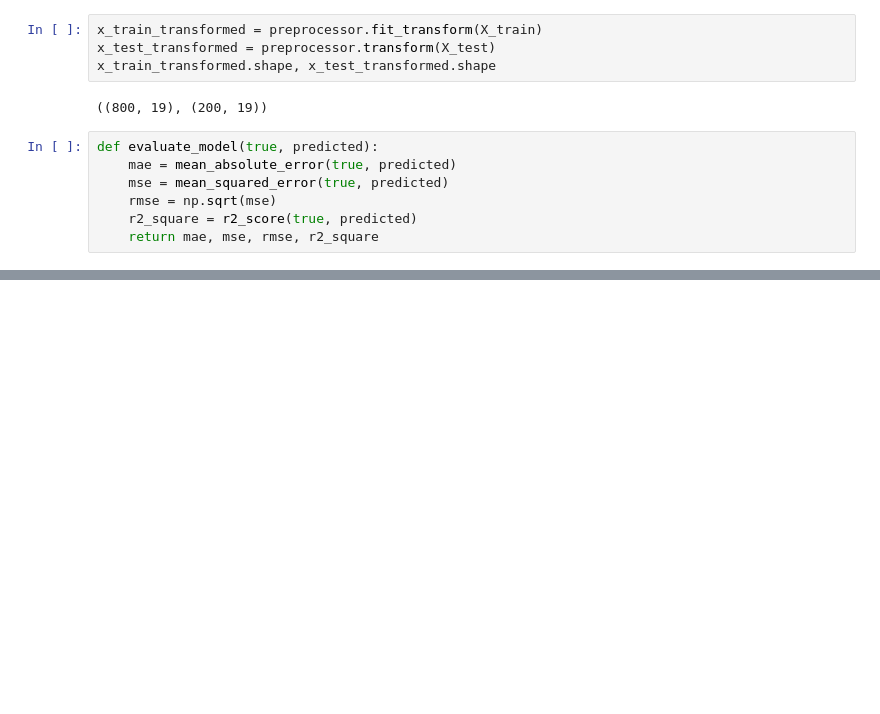
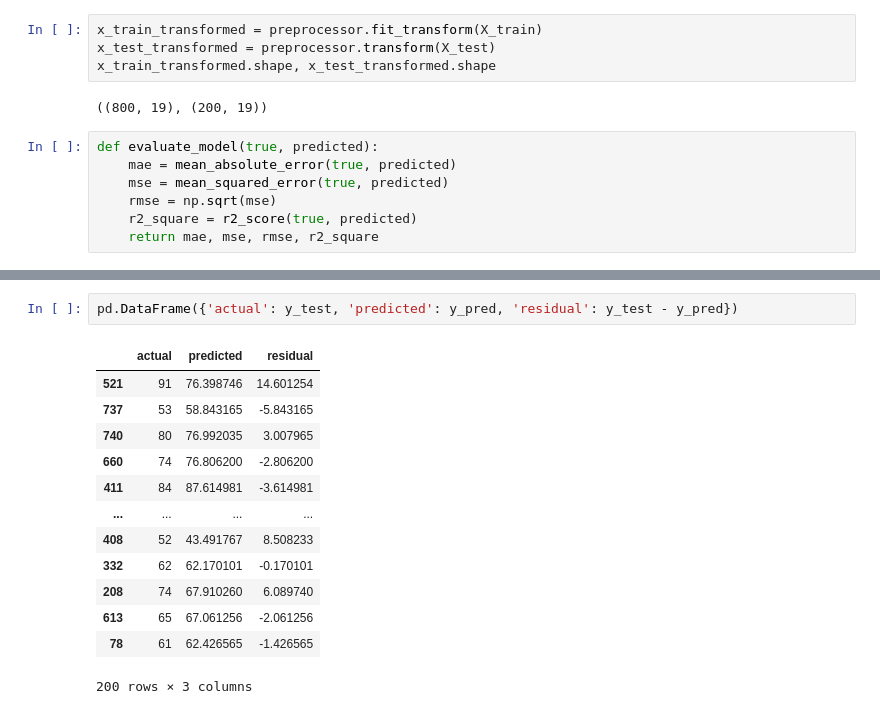
Before and after one commit to maanosundar-art/mlproject, a Jupyter notebook: Notebook/model_train.ipynb, the cells around one changed output, grey strips where cells are left out. Drawn from its saved outputs; the diff is of its cells as text; blank space fills up the shorter version.

```diff
--- a/Notebook/model_train.ipynb
+++ b/Notebook/model_train.ipynb
@@ -160,0 +148,16 @@ pd.DataFrame({'Model': model_list, 'R2 Score': r2_list}).sort_values(by='R2 Scor
+# %%
+pd.DataFrame({'actual': y_test, 'predicted': y_pred, 'residual': y_test - y_pred})
+# %% [output]
+|  | actual | predicted | residual |
+| 521 | 91 | 76.398746 | 14.601254 |
+| 737 | 53 | 58.843165 | -5.843165 |
+| 740 | 80 | 76.992035 | 3.007965 |
+| 660 | 74 | 76.806200 | -2.806200 |
+| 411 | 84 | 87.614981 | -3.614981 |
+| ... | ... | ... | ... |
+| 408 | 52 | 43.491767 | 8.508233 |
+| 332 | 62 | 62.170101 | -0.170101 |
+| 208 | 74 | 67.910260 | 6.089740 |
+| 613 | 65 | 67.061256 | -2.061256 |
+| 78 | 61 | 62.426565 | -1.426565 |
+200 rows × 3 columns
```
Also changed, not shown: parts of 5 cells of this notebook, 5 other files.
